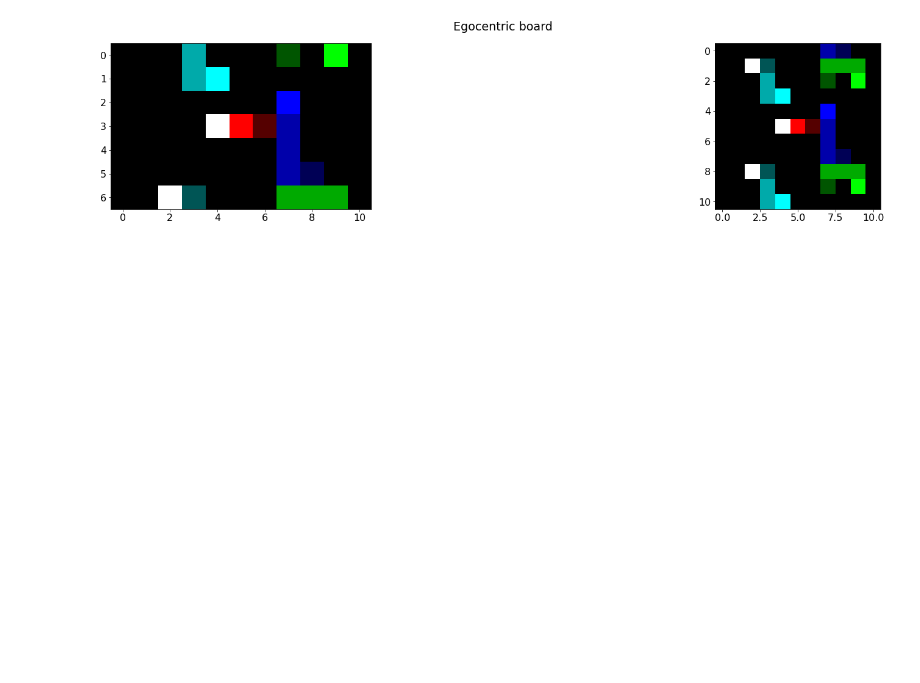
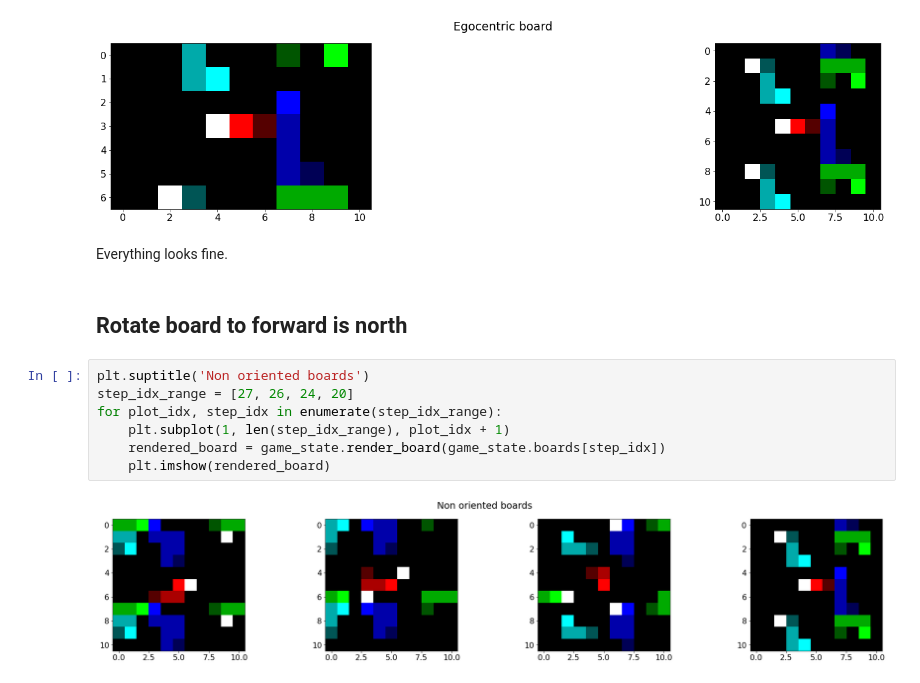
Before and after one commit to ironbar/hungry_geese, a Jupyter notebook: notebooks/009_the_great_redesign.ipynb, the cells around one changed output. Drawn from its saved outputs; the diff is of its cells as text; blank space fills up the shorter version.

Commit message:
created function to make the board forward north oriented

```diff
--- a/notebooks/009_the_great_redesign.ipynb
+++ b/notebooks/009_the_great_redesign.ipynb
@@ -119,3 +117,16 @@ plt.imshow(game_state.render_board(game_state.boards[step_idx]))
 # %% [output]
 <matplotlib.image.AxesImage at 0x...>
 [figure]
+# %% [markdown]
+Everything looks fine.
+# %% [markdown]
+## Rotate board to forward is north
+# %%
+plt.suptitle('Non oriented boards')
+step_idx_range = [27, 26, 24, 20]
+for plot_idx, step_idx in enumerate(step_idx_range):
+    plt.subplot(1, len(step_idx_range), plot_idx + 1)
+    rendered_board = game_state.render_board(game_state.boards[step_idx])
+    plt.imshow(rendered_board)
+# %% [output]
+[figure, added]
```
Also changed, not shown: parts of 4 cells of this notebook, 1 other file.
